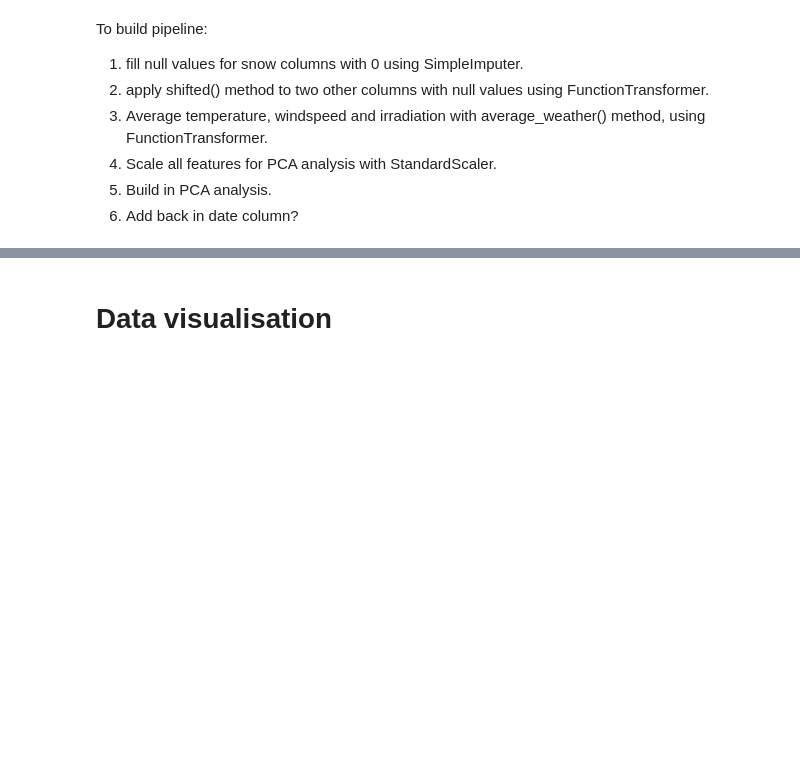
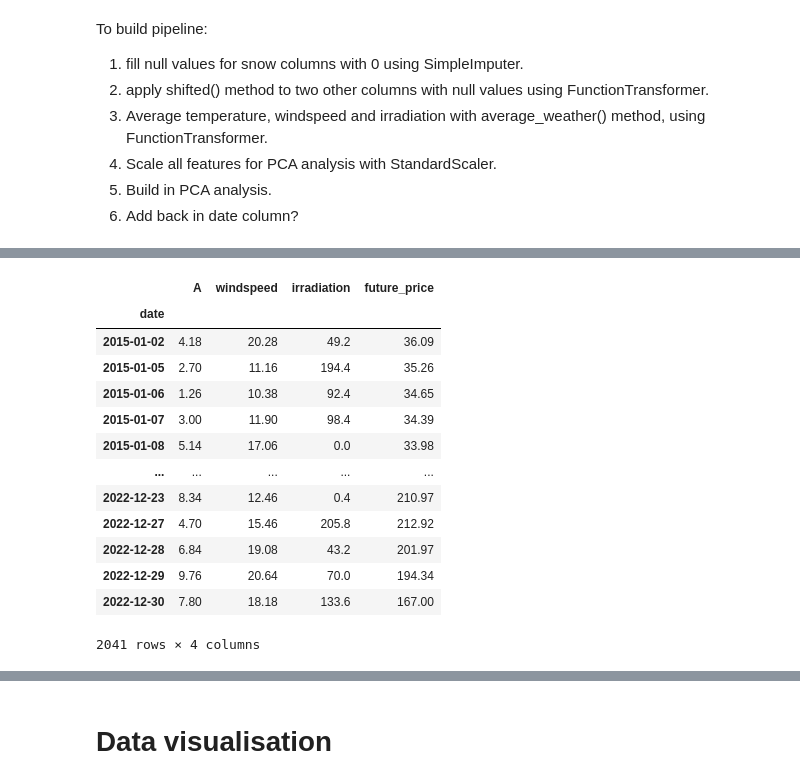
Before and after one commit to Sarthak-Singh1996/Predicting-European-Electricity-Prices, a Jupyter notebook: scripts/preprocessing.ipynb, the cells around one changed output, grey strips where cells are left out. Cells and saved outputs as stored; diff of their text form; code cells hidden in the pictures; blank space fills up the shorter version.

```diff
--- a/scripts/preprocessing.ipynb
+++ b/scripts/preprocessing.ipynb
@@ -336,0 +499,5 @@ df['average_temperature'] = df['temperature_berlin'] + df['Cost'])
+# %%
+df1 = df[['temperature_berlin', 'temperature_cologne', 'temperature_frankfurt', 'temperature_hamburg', 'temperature_munich']]
+df1=pd.DataFrame(df1.apply(np.mean, axis=1), columns=['A'])
+#df1.apply(np.mean, axis=1)
+#pd.DataFrame(df1.apply(np.mean, axis=1))
@@ -336,0 +521,3 @@ df['average_temperature'] = df['temperature_berlin'] + df['Cost'])
+# %%
+df2 = df[['windspeed_berlin', 'windspeed_cologne', 'windspeed_frankfurt', 'windspeed_hamburg', 'windspeed_munich']]
+df2=pd.DataFrame(df2.apply(np.mean, axis=1), columns=['windspeed'])
@@ -336,0 +541,3 @@ df['average_temperature'] = df['temperature_berlin'] + df['Cost'])
+# %%
+df3 = df[['irradiation_berlin', 'irradiation_cologne', 'irradiation_frankfurt', 'irradiation_hamburg', 'irradiation_munich']]
+df3=pd.DataFrame(df3.apply(np.mean, axis=1), columns=['irradiation'])
@@ -336,0 +561,3 @@ df['average_temperature'] = df['temperature_berlin'] + df['Cost'])
+# %%
+df4[['future_price']]= df[['future_price']]
+#df4.apply(np.mean, axis=1)
@@ -383,0 +710,19 @@ preprocessor
+# %%
+#join all them together
+unified_frame = df1.join(df2['windspeed']).join(df3['irradiation']).join(df4['future_price'])
+unified_frame
+# %% [output]
+|  | A | windspeed | irradiation | future_price |
+| date |  |  |  |  |
+| 2015-01-02 | 4.18 | 20.28 | 49.2 | 36.09 |
+| 2015-01-05 | 2.70 | 11.16 | 194.4 | 35.26 |
+| 2015-01-06 | 1.26 | 10.38 | 92.4 | 34.65 |
+| 2015-01-07 | 3.00 | 11.90 | 98.4 | 34.39 |
+| 2015-01-08 | 5.14 | 17.06 | 0.0 | 33.98 |
+| ... | ... | ... | ... | ... |
+| 2022-12-23 | 8.34 | 12.46 | 0.4 | 210.97 |
+| 2022-12-27 | 4.70 | 15.46 | 205.8 | 212.92 |
+| 2022-12-28 | 6.84 | 19.08 | 43.2 | 201.97 |
+| 2022-12-29 | 9.76 | 20.64 | 70.0 | 194.34 |
+| 2022-12-30 | 7.80 | 18.18 | 133.6 | 167.00 |
+2041 rows × 4 columns
```
Also changed, not shown: parts of 46 cells of this notebook.
